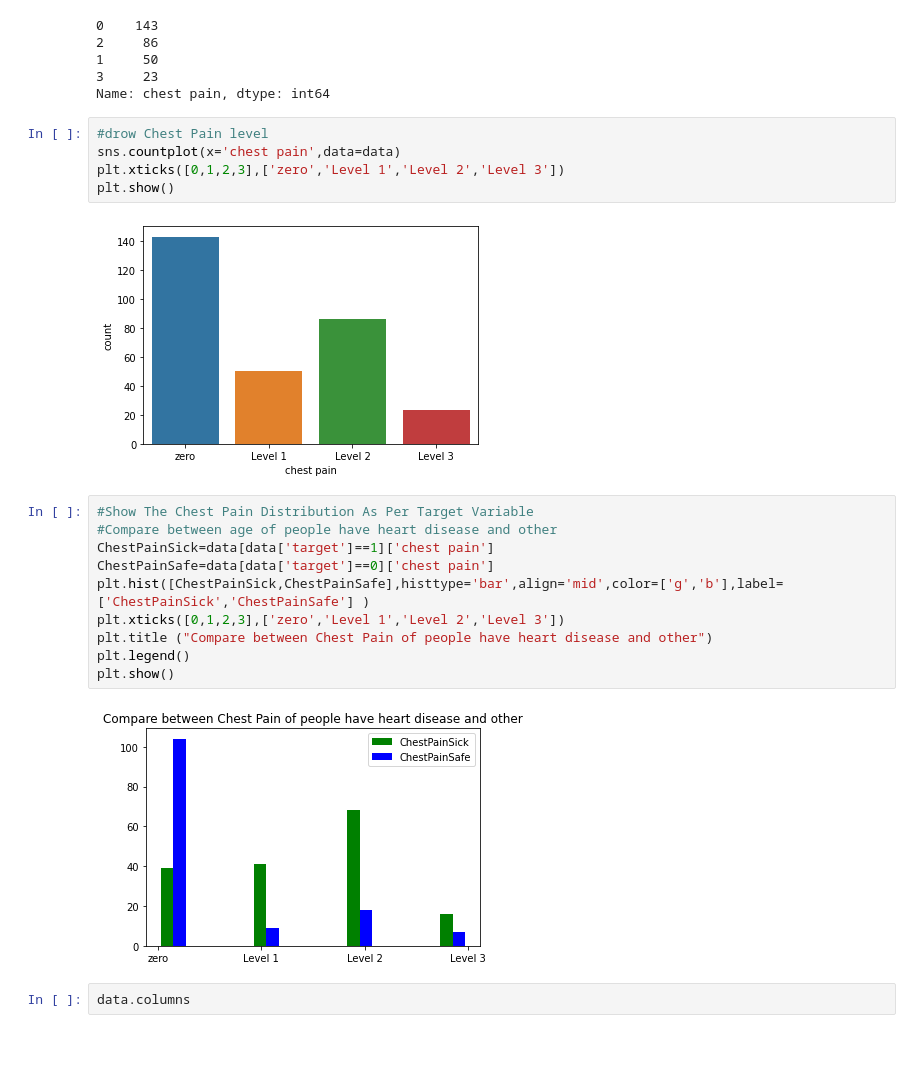
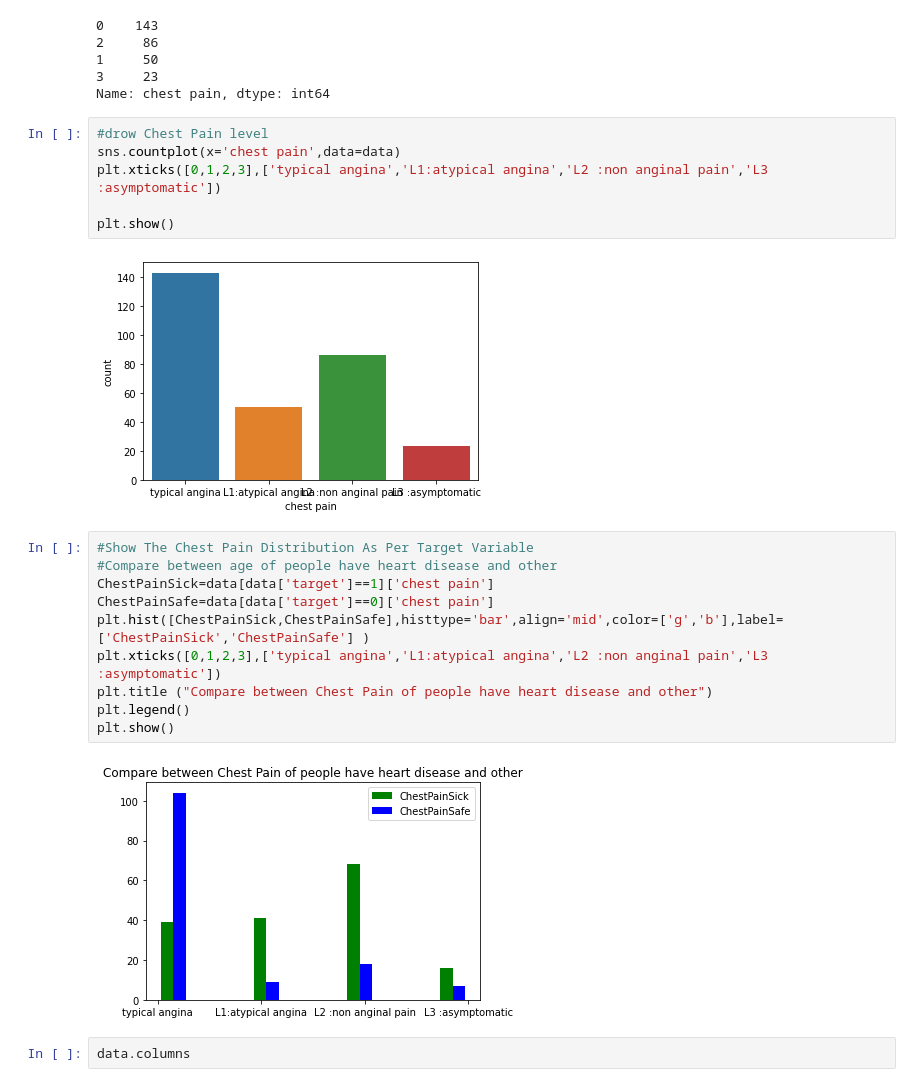
Before and after one commit to ammar064/Heart_Disease, a Jupyter notebook: heart-disease.ipynb, the cells around one changed output. Saved outputs shown, nothing was run; the diff lists cells and outputs as text; blank space fills up the shorter version.

```diff
--- a/heart-disease.ipynb
+++ b/heart-disease.ipynb
@@ -260,22 +257,23 @@ Name: chest pain, dtype: int64
 # %%
 #drow Chest Pain level
 sns.countplot(x='chest pain',data=data)
-plt.xticks([0,1,2,3],['zero','Level 1','Level 2','Level 3'])
+plt.xticks([0,1,2,3],['typical angina','L1:atypical angina','L2 :non anginal pain','L3 :asymptomatic'])
+
 plt.show()
 # %% [output]
-[figure, old version]
+[figure, new version]
 # %%
 #Show The Chest Pain Distribution As Per Target Variable
 #Compare between age of people have heart disease and other
 ChestPainSick=data[data['target']==1]['chest pain']
 ChestPainSafe=data[data['target']==0]['chest pain']
 plt.hist([ChestPainSick,ChestPainSafe],histtype='bar',align='mid',color=['g','b'],label=['ChestPainSick','ChestPainSafe'] )
-plt.xticks([0,1,2,3],['zero','Level 1','Level 2','Level 3'])
+plt.xticks([0,1,2,3],['typical angina','L1:atypical angina','L2 :non anginal pain','L3 :asymptomatic'])
 plt.title ("Compare between Chest Pain of people have heart disease and other")
 plt.legend()
 plt.show()
 # %% [output]
-[figure, old version]
+[figure, new version]
 # %%
 data.columns
 # %% [output]
```
Also changed, not shown: parts of 49 cells of this notebook.
